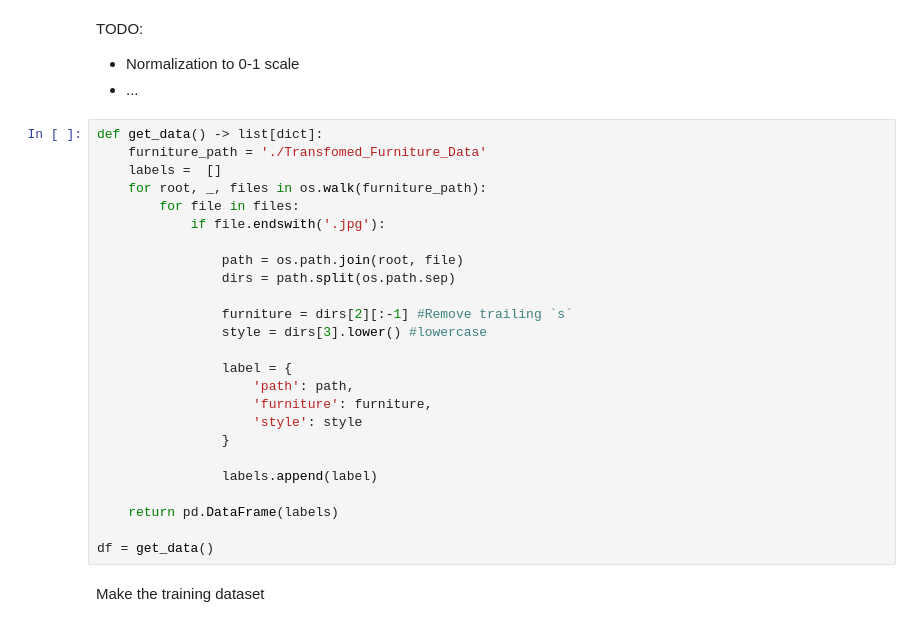
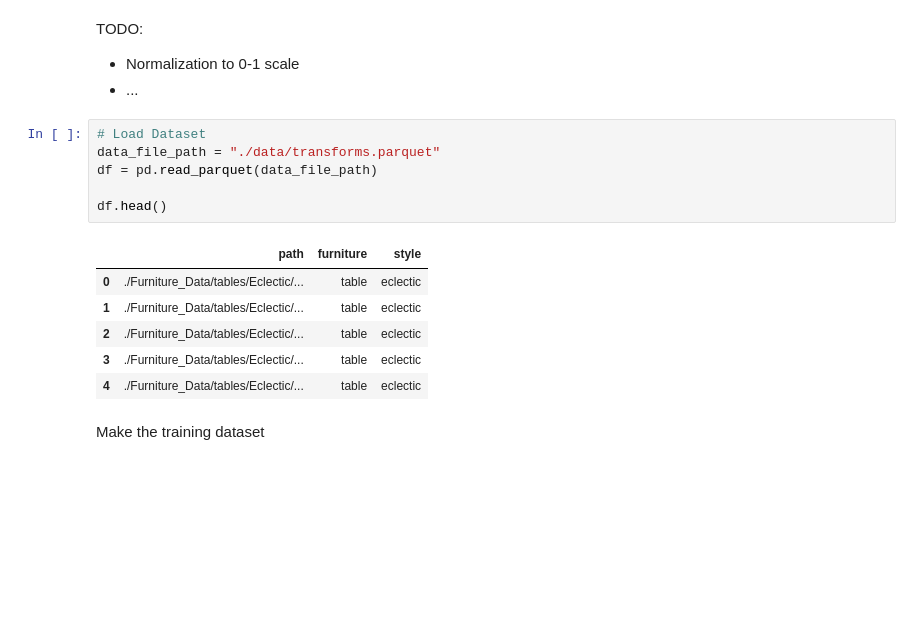
Before and after one commit to soapycattt/COSC2753-MachineLearning, a Jupyter notebook: project-2/Task 1(Training) - CNN Classifcation.ipynb, the cells around one changed output. Saved outputs shown, nothing was run; the diff lists cells and outputs as text; blank space fills up the shorter version.

```diff
--- a/project-2/Task 1(Training) - CNN Classifcation.ipynb
+++ b/project-2/Task 1(Training) - CNN Classifcation.ipynb
@@ -15,30 +15,18 @@ TODO:
 - Normalization to 0-1 scale
 - ...
 # %%
-def get_data() -> list[dict]:
-    furniture_path = './Transfomed_Furniture_Data'
-    labels =  []
-    for root, _, files in os.walk(furniture_path):
-        for file in files:
-            if file.endswith('.jpg'):
+# Load Dataset
+data_file_path = "./data/transforms.parquet"
+df = pd.read_parquet(data_file_path)
 
-                path = os.path.join(root, file)
-                dirs = path.split(os.path.sep)
-
-                furniture = dirs[2][:-1] #Remove trailing `s`
-                style = dirs[3].lower() #lowercase
-
-                label = {
-                    'path': path,
-                    'furniture': furniture,
-                    'style': style
-                }
-
-                labels.append(label)
-
-    return pd.DataFrame(labels)
-
-df = get_data()
+df.head()
+# %% [output]
+|  | path | furniture | style |
+| 0 | ./Furniture_Data/tables/Eclectic/... | table | eclectic |
+| 1 | ./Furniture_Data/tables/Eclectic/... | table | eclectic |
+| 2 | ./Furniture_Data/tables/Eclectic/... | table | eclectic |
+| 3 | ./Furniture_Data/tables/Eclectic/... | table | eclectic |
+| 4 | ./Furniture_Data/tables/Eclectic/... | table | eclectic |
 # %% [markdown]
 Make the training dataset
 # %%
```
Also changed, not shown: 4 other files.
